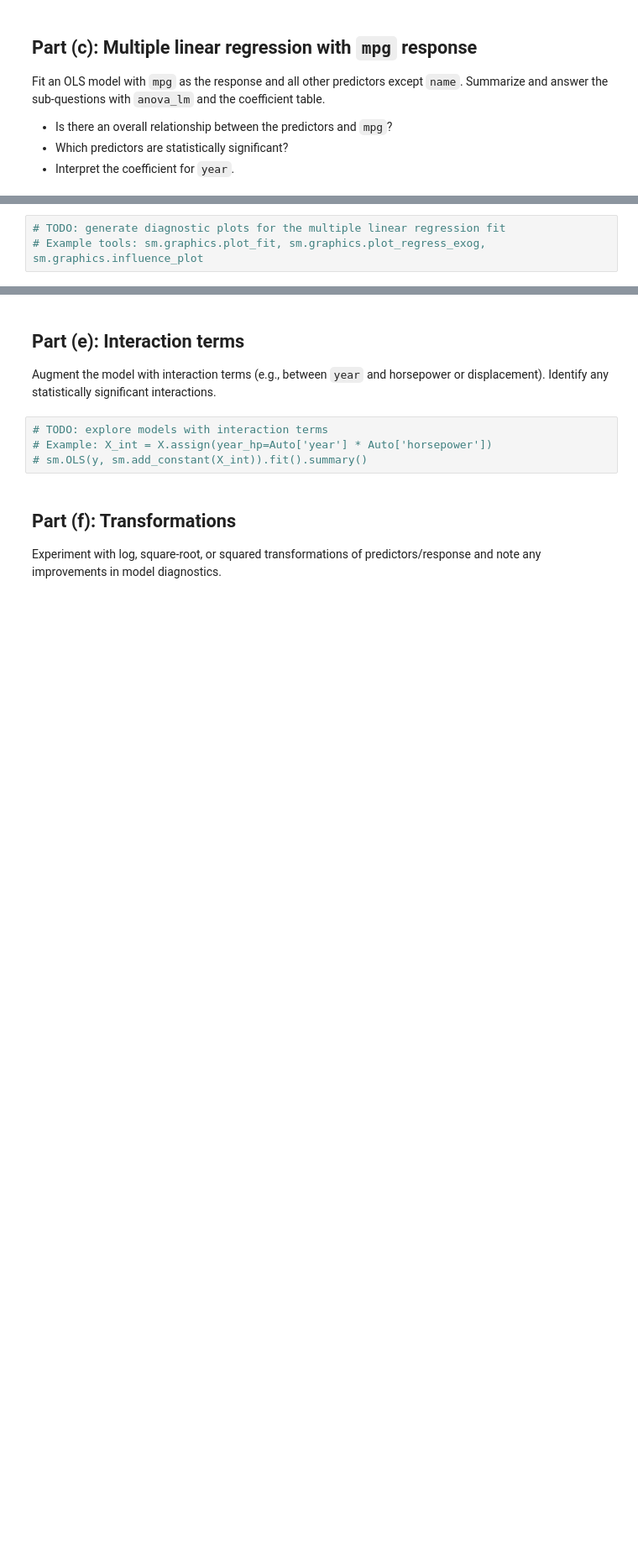
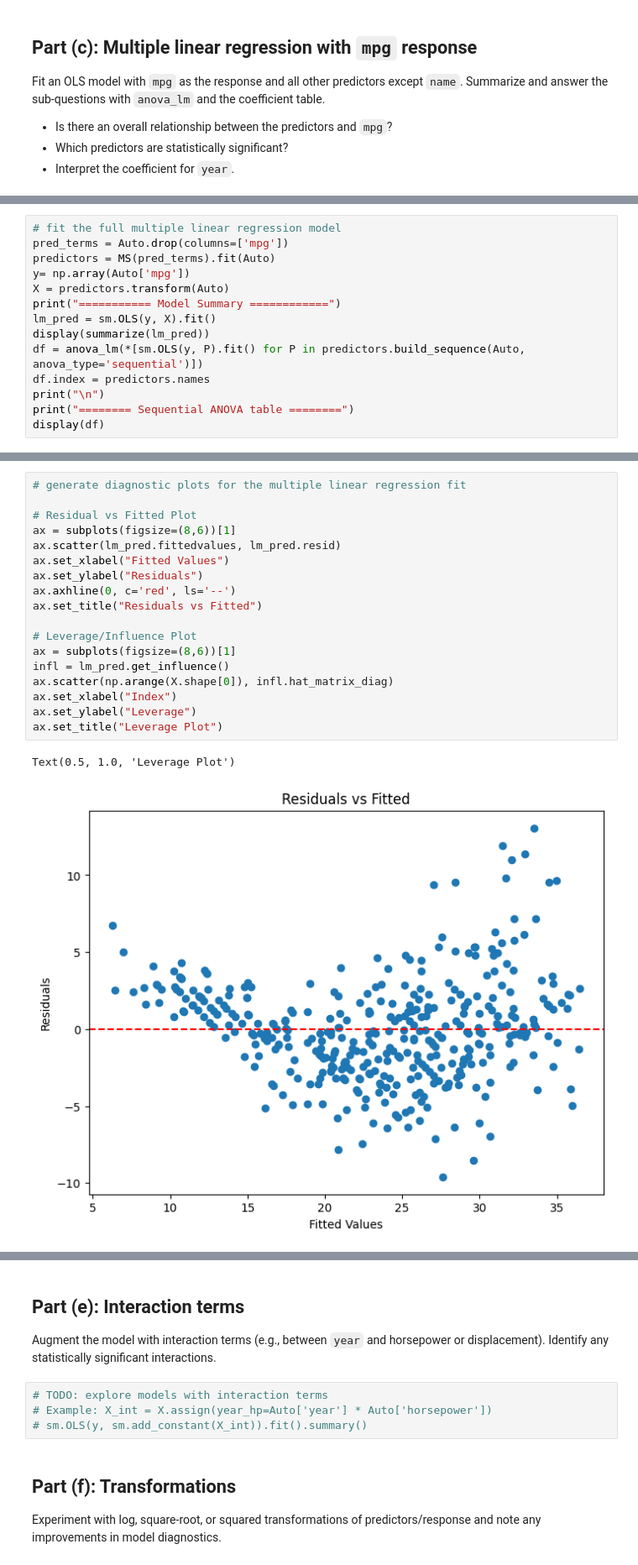
Before and after one commit to Onyekachukwu-Nweke/islp_exercises, a Jupyter notebook: Ch03_linreg_ex.ipynb, the cells around one changed output, grey strips where cells are left out. Shown at 84% size. Drawn from its saved outputs; the diff is of its cells as text; blank space fills up the shorter version.

```diff
--- a/Ch03_linreg_ex.ipynb
+++ b/Ch03_linreg_ex.ipynb
@@ -239,0 +266,14 @@ Fit an OLS model with `mpg` as the response and all other predictors except `nam
+# %%
+# fit the full multiple linear regression model
+pred_terms = Auto.drop(columns=['mpg'])
+predictors = MS(pred_terms).fit(Auto)
+y= np.array(Auto['mpg'])
+X = predictors.transform(Auto)
+print("=========== Model Summary ============")
+lm_pred = sm.OLS(y, X).fit()
+display(summarize(lm_pred))
+df = anova_lm(*[sm.OLS(y, P).fit() for P in predictors.build_sequence(Auto, anova_type='sequential')])
+df.index = predictors.names
+print("\n")
+print("======== Sequential ANOVA table ========")
+display(df)
@@ -244,3 +305,21 @@ Replicate the diagnostic plots from the lab (residuals vs fitted, QQ plot, lever
-# %%
-# TODO: generate diagnostic plots for the multiple linear regression fit
-# Example tools: sm.graphics.plot_fit, sm.graphics.plot_regress_exog, sm.graphics.influence_plot
+# %%
+# generate diagnostic plots for the multiple linear regression fit
+
+# Residual vs Fitted Plot
+ax = subplots(figsize=(8,6))[1]
+ax.scatter(lm_pred.fittedvalues, lm_pred.resid)
+ax.set_xlabel("Fitted Values")
+ax.set_ylabel("Residuals")
+ax.axhline(0, c='red', ls='--')
+ax.set_title("Residuals vs Fitted")
+
+# Leverage/Influence Plot
+ax = subplots(figsize=(8,6))[1]
+infl = lm_pred.get_influence()
+ax.scatter(np.arange(X.shape[0]), infl.hat_matrix_diag)
+ax.set_xlabel("Index")
+ax.set_ylabel("Leverage")
+ax.set_title("Leverage Plot")
+# %% [output]
+Text(0.5, 1.0, 'Leverage Plot')
+[figure, added]
```
Also changed, not shown: parts of 12 cells of this notebook.
